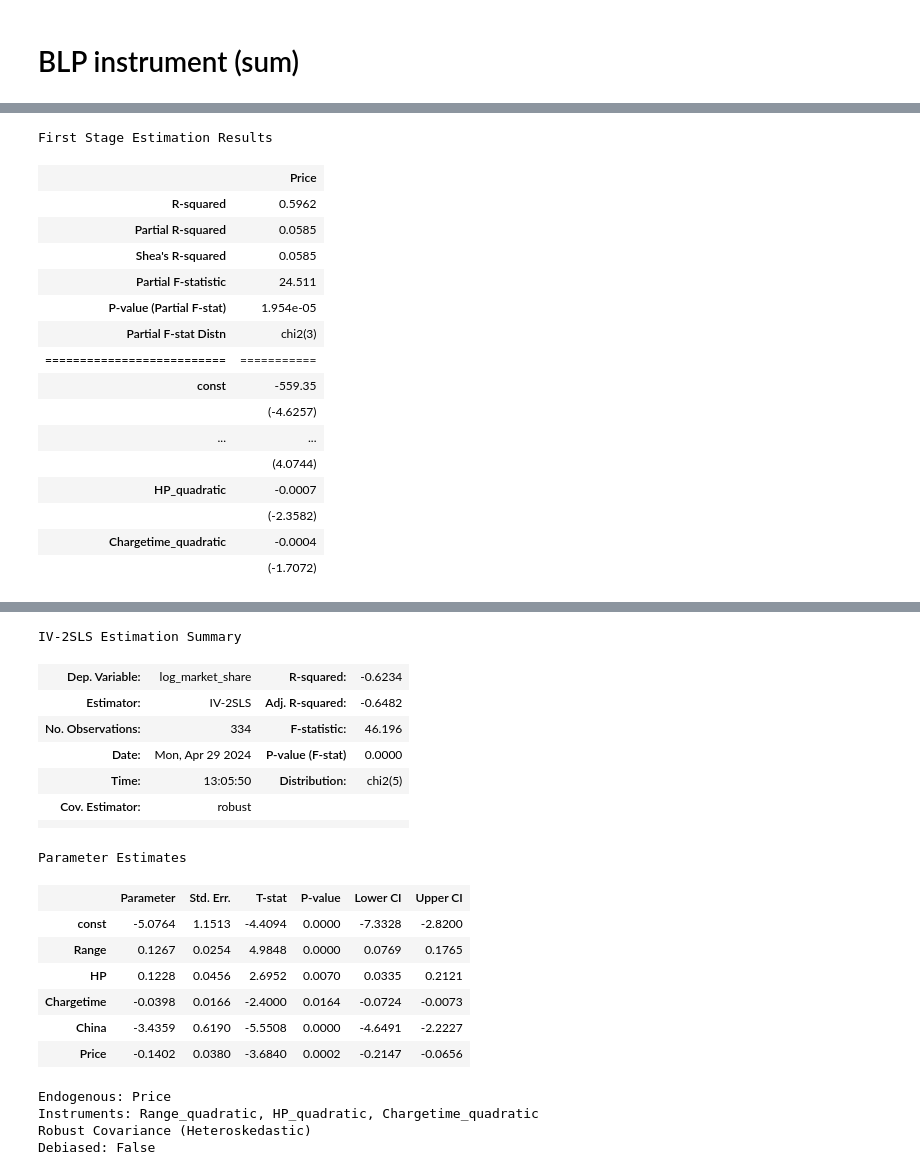
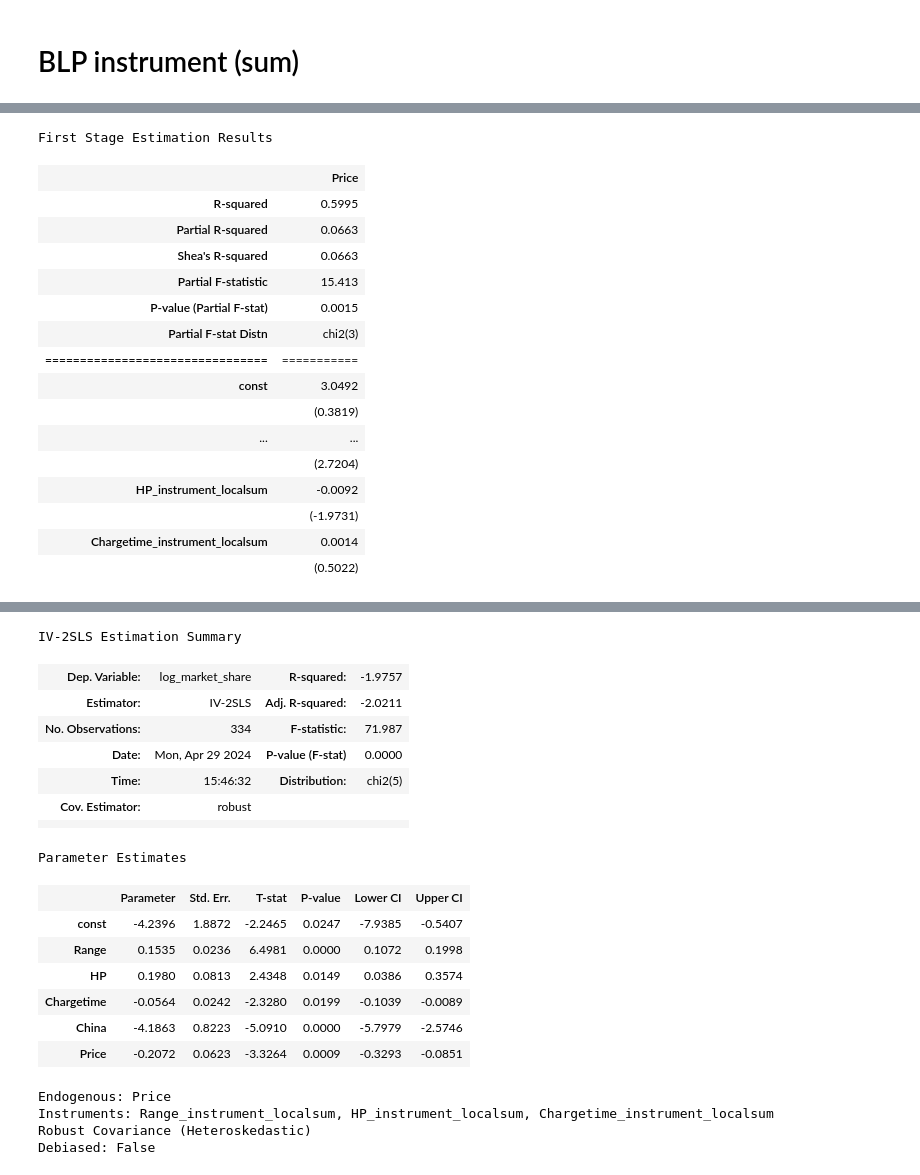
Before and after one commit to Mikkelbos/Bachelor, a Jupyter notebook: BLP.ipynb, the cells around one changed output, grey strips where cells are left out. Saved outputs shown, nothing was run; the diff lists cells and outputs as text; code cells hidden in the pictures.

```diff
--- a/BLP.ipynb
+++ b/BLP.ipynb
@@ -15,11 +15,5 @@ Nobs=df['ID'].count()
 df['const']=np.ones((Nobs,1))
 data = df[df['Market share'] != 0]
 
-#Scale for better intepretation
-
-data['Price'] = data['Price']/10_000 #(Change in ms(%) for change in pris in 10.000)
-data['HP'] = data['HP']/10           #(Change in ms(%) for change in HP in 10)
-data['Range'] = data['Range']/10     #(Change in ms(%) for change in rækkevidde in 10)
-
 data.head(20)
 # %% [output]
@@ -107,9 +37,15 @@ See the caveats in the documentation: https://pandas.pydata.org/pandas-docs/stab
 # %%
 # Copy the dataframe
 df2 = data.copy()
+# %%
+#Scale for better intepretation
+
+df2['Price'] = df2['Price']/10_000 #(Change in ms(%) for change in pris in 10.000)
+df2['HP'] = df2['HP']/10           #(Change in ms(%) for change in HP in 10)
+df2['Range'] = df2['Range']/10     #(Change in ms(%) for change in rækkevidde in 10)
 # %%
 # Creating dummy for china
-df2['China'] = (df2['Country'] == 'CH').astype(int)
+df2['China'] = (df2['Country'] == 'CN').astype(int)
 # %%
 # Take the log of the market share
 df2['log_market_share'] = np.log(df2['Market share'])
@@ -175,24 +147,24 @@ Debiased: False
 # %%
-z=df2[['Range_quadratic', 'HP_quadratic', 'Chargetime_quadratic']]
+z=df2[['Range_instrument_localsum', 'HP_instrument_localsum', 'Chargetime_instrument_localsum']]
 model = IV2SLS(dependent=y, exog=X, endog=k, instruments=z).fit(cov_type='robust')
 model.first_stage
 # %% [output]
 First Stage Estimation Results
 |  | Price |
-| R-squared | 0.5962 |
-| Partial R-squared | 0.0585 |
-| Shea's R-squared | 0.0585 |
-| Partial F-statistic | 24.511 |
-| P-value (Partial F-stat) | 1.954e-05 |
+| R-squared | 0.5995 |
+| Partial R-squared | 0.0663 |
+| Shea's R-squared | 0.0663 |
+| Partial F-statistic | 15.413 |
+| P-value (Partial F-stat) | 0.0015 |
 | Partial F-stat Distn | chi2(3) |
-| ========================== | =========== |
-| const | -559.35 |
-|  | (-4.6257) |
+| ================================ | =========== |
+| const | 3.0492 |
+|  | (0.3819) |
 | ... | ... |
-|  | (4.0744) |
-| HP_quadratic | -0.0007 |
-|  | (-2.3582) |
-| Chargetime_quadratic | -0.0004 |
-|  | (-1.7072) |
+|  | (2.7204) |
+| HP_instrument_localsum | -0.0092 |
+|  | (-1.9731) |
+| Chargetime_instrument_localsum | 0.0014 |
+|  | (0.5022) |
 T-stats reported in parentheses
 T-stats use same covariance type as original model
@@ -201,22 +173,22 @@ id: 0x7f9a44530e50
 model.summary
 # %% [output]
 IV-2SLS Estimation Summary
-| Dep. Variable: | log_market_share | R-squared: | -0.6234 |
-| Estimator: | IV-2SLS | Adj. R-squared: | -0.6482 |
-| No. Observations: | 334 | F-statistic: | 46.196 |
+| Dep. Variable: | log_market_share | R-squared: | -1.9757 |
+| Estimator: | IV-2SLS | Adj. R-squared: | -2.0211 |
+| No. Observations: | 334 | F-statistic: | 71.987 |
 | Date: | Mon, Apr 29 2024 | P-value (F-stat) | 0.0000 |
-| Time: | 13:05:50 | Distribution: | chi2(5) |
+| Time: | 15:46:32 | Distribution: | chi2(5) |
 | Cov. Estimator: | robust |  |  |
 |  |  |  |  |
 Parameter Estimates
 |  | Parameter | Std. Err. | T-stat | P-value | Lower CI | Upper CI |
-| const | -5.0764 | 1.1513 | -4.4094 | 0.0000 | -7.3328 | -2.8200 |
-| Range | 0.1267 | 0.0254 | 4.9848 | 0.0000 | 0.0769 | 0.1765 |
-| HP | 0.1228 | 0.0456 | 2.6952 | 0.0070 | 0.0335 | 0.2121 |
-| Chargetime | -0.0398 | 0.0166 | -2.4000 | 0.0164 | -0.0724 | -0.0073 |
-| China | -3.4359 | 0.6190 | -5.5508 | 0.0000 | -4.6491 | -2.2227 |
-| Price | -0.1402 | 0.0380 | -3.6840 | 0.0002 | -0.2147 | -0.0656 |
+| const | -4.2396 | 1.8872 | -2.2465 | 0.0247 | -7.9385 | -0.5407 |
+| Range | 0.1535 | 0.0236 | 6.4981 | 0.0000 | 0.1072 | 0.1998 |
+| HP | 0.1980 | 0.0813 | 2.4348 | 0.0149 | 0.0386 | 0.3574 |
+| Chargetime | -0.0564 | 0.0242 | -2.3280 | 0.0199 | -0.1039 | -0.0089 |
+| China | -4.1863 | 0.8223 | -5.0910 | 0.0000 | -5.7979 | -2.5746 |
+| Price | -0.2072 | 0.0623 | -3.3264 | 0.0009 | -0.3293 | -0.0851 |
 Endogenous: Price
-Instruments: Range_quadratic, HP_quadratic, Chargetime_quadratic
+Instruments: Range_instrument_localsum, HP_instrument_localsum, Chargetime_instrument_localsum
 Robust Covariance (Heteroskedastic)
 Debiased: False
```
Also changed, not shown: parts of 12 cells of this notebook, 1 other file.
